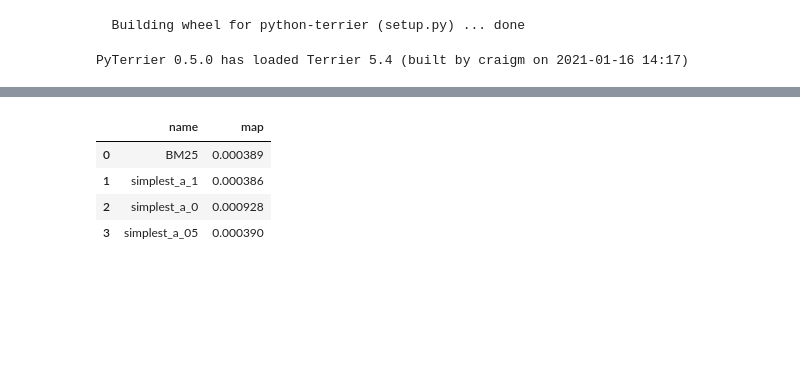
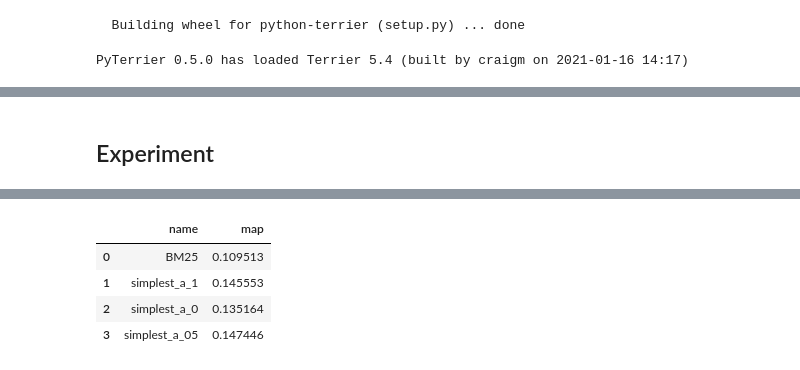
Before and after one commit to DayalStrub/ecir2021tutorial, a Jupyter notebook: other/2-simplest-thing-Transformer.ipynb, the cells around one changed output, grey strips where cells are left out. Saved outputs shown, nothing was run; the diff lists cells and outputs as text; code cells hidden in the pictures; blank space fills up the shorter version.

```diff
--- a/other/2-simplest-thing-Transformer.ipynb
+++ b/other/2-simplest-thing-Transformer.ipynb
@@ -32,7 +52,7 @@ OrderedDict([('title',
               'OBJECTIVE: This retrospective chart review describes the epidemiology and clinical features of 40 patients with culture-proven Mycoplasma pneumoniae infections at King Abdulaziz Univers ...
              ('docno', 'ug7v899j')])
 # %%
-N = 10_000
+N = 192509 # 10_000
 
 pt_index_path = './index_cord19'
 
@@ -211,3 +267 @@ docno = "r9scxa76"
-# %%
-rm3_pipe = bm25 >> rm3 >> bm25_text >> pt.apply.rename({'abstract':'text'})
 # %%
@@ -274,4 +328,4 @@ assert_frame_equal(df_out_st, df_out_str.loc[:, df_out_st.columns]) # .query("qi
 
 alpha = 0.5
 
-pipe = alpha * rm3_pipe + (1 - alpha) * pr_pipe
+simplest_pipe = alpha * rm3_pipe + (1 - alpha) * pr_pipe
@@ -278,7 +334,9 @@ pipe = alpha * rm3_pipe + (1 - alpha) * pr_pipe
+# %% [markdown]
+## Experiment
 # %%
 # NOTE Experiment is indeed/actually a function
 pt.Experiment(
-    retr_systems=[bm25, rm3_pipe, pr_pipe, pipe],
+    retr_systems=[bm25, rm3_pipe, pr_pipe, simplest_pipe],
     names=["BM25", "simplest_a_1", "simplest_a_0", "simplest_a_05"],
     topics=queries,
     qrels=dataset.get_qrels(), # TODO figure out cord19 qrels
@@ -288,5 +347,5 @@ pt.Experiment(
 |  | name | map |
-| 0 | BM25 | 0.000389 |
-| 1 | simplest_a_1 | 0.000386 |
-| 2 | simplest_a_0 | 0.000928 |
-| 3 | simplest_a_05 | 0.000390 |
+| 0 | BM25 | 0.109513 |
+| 1 | simplest_a_1 | 0.145553 |
+| 2 | simplest_a_0 | 0.135164 |
+| 3 | simplest_a_05 | 0.147446 |
```
Also changed, not shown: parts of 46 cells of this notebook.
